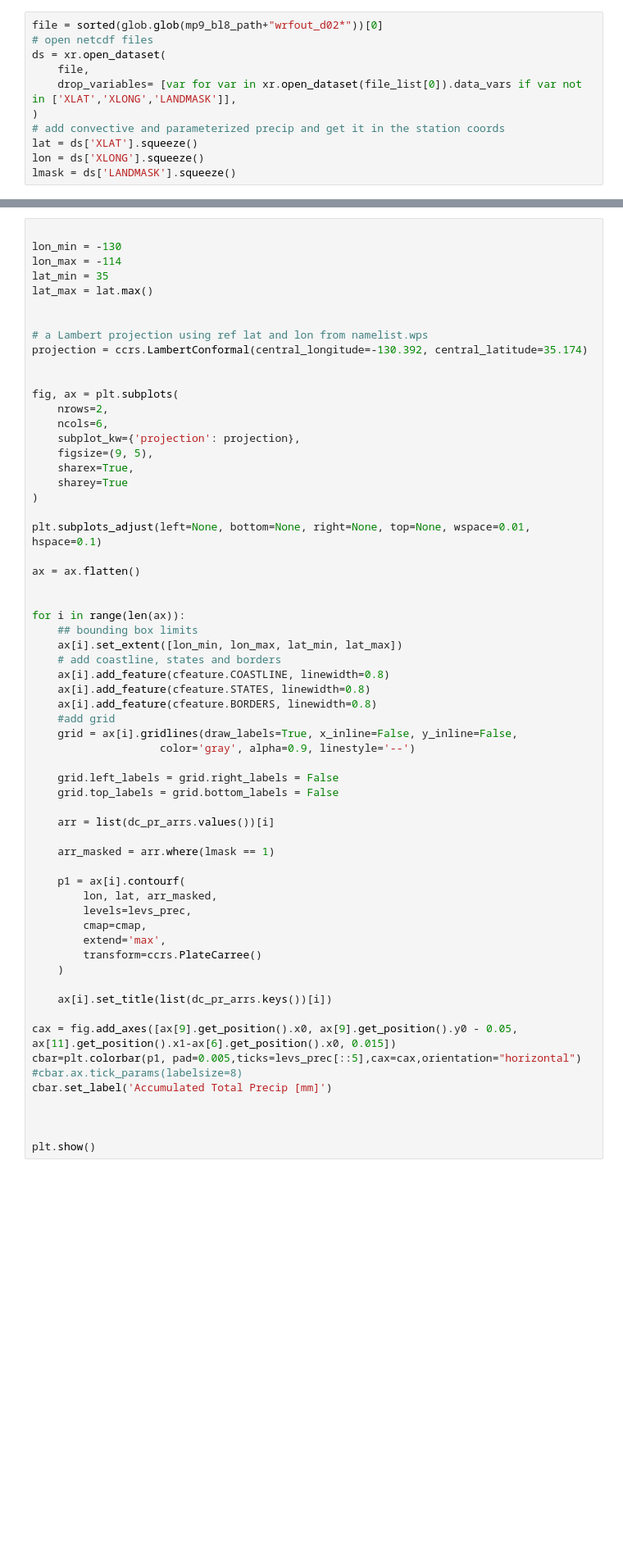
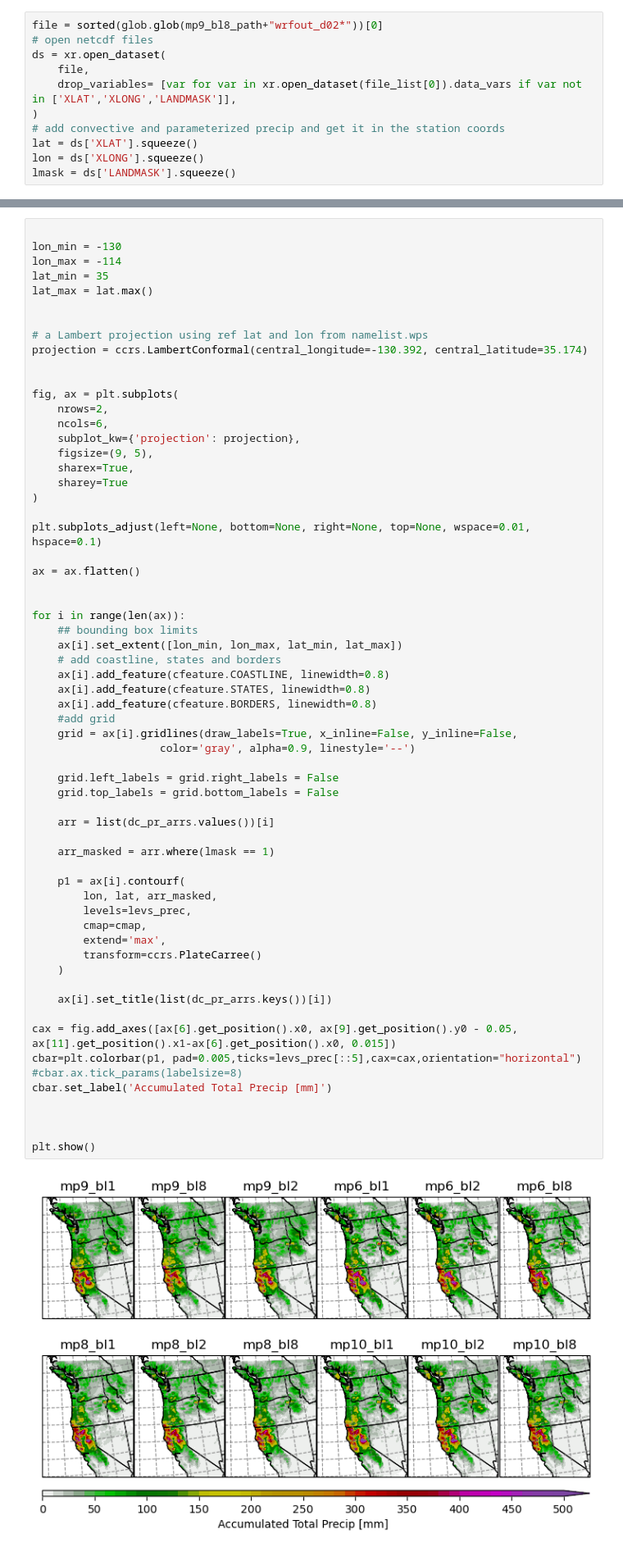
Before and after one commit to jjhenao/laboratory_atm746, a Jupyter notebook: 5.4_ar_sensitivity_analysis_compare_models.ipynb, the cells around one changed output, grey strips where cells are left out. Shown at 82% size. Saved outputs shown, nothing was run; the diff lists cells and outputs as text; blank space fills up the shorter version.

```diff
--- a/sensitivity_precip.ipynb
+++ b/5.4_ar_sensitivity_analysis_compare_models.ipynb
@@ -396,31 +396,33 @@ for i in range(len(ax)):
     ax[i].add_feature(cfeature.STATES, linewidth=0.8)
     ax[i].add_feature(cfeature.BORDERS, linewidth=0.8)
     #add grid
     grid = ax[i].gridlines(draw_labels=True, x_inline=False, y_inline=False,
                     color='gray', alpha=0.9, linestyle='--')
 
     grid.left_labels = grid.right_labels = False
     grid.top_labels = grid.bottom_labels = False
 
     arr = list(dc_pr_arrs.values())[i]
 
     arr_masked = arr.where(lmask == 1)
 
     p1 = ax[i].contourf(
         lon, lat, arr_masked,
         levels=levs_prec,
         cmap=cmap,
         extend='max',
         transform=ccrs.PlateCarree()
     )
 
     ax[i].set_title(list(dc_pr_arrs.keys())[i])
 
-cax = fig.add_axes([ax[9].get_position().x0, ax[9].get_position().y0 - 0.05, ax[11].get_position().x1-ax[6].get_position().x0, 0.015])
+cax = fig.add_axes([ax[6].get_position().x0, ax[9].get_position().y0 - 0.05, ax[11].get_position().x1-ax[6].get_position().x0, 0.015])
 cbar=plt.colorbar(p1, pad=0.005,ticks=levs_prec[::5],cax=cax,orientation="horizontal")
 #cbar.ax.tick_params(labelsize=8)
 cbar.set_label('Accumulated Total Precip [mm]')
 
 
 
 plt.show()
+# %% [output]
+[figure, added]
```
Also changed, not shown: 17 other files.
